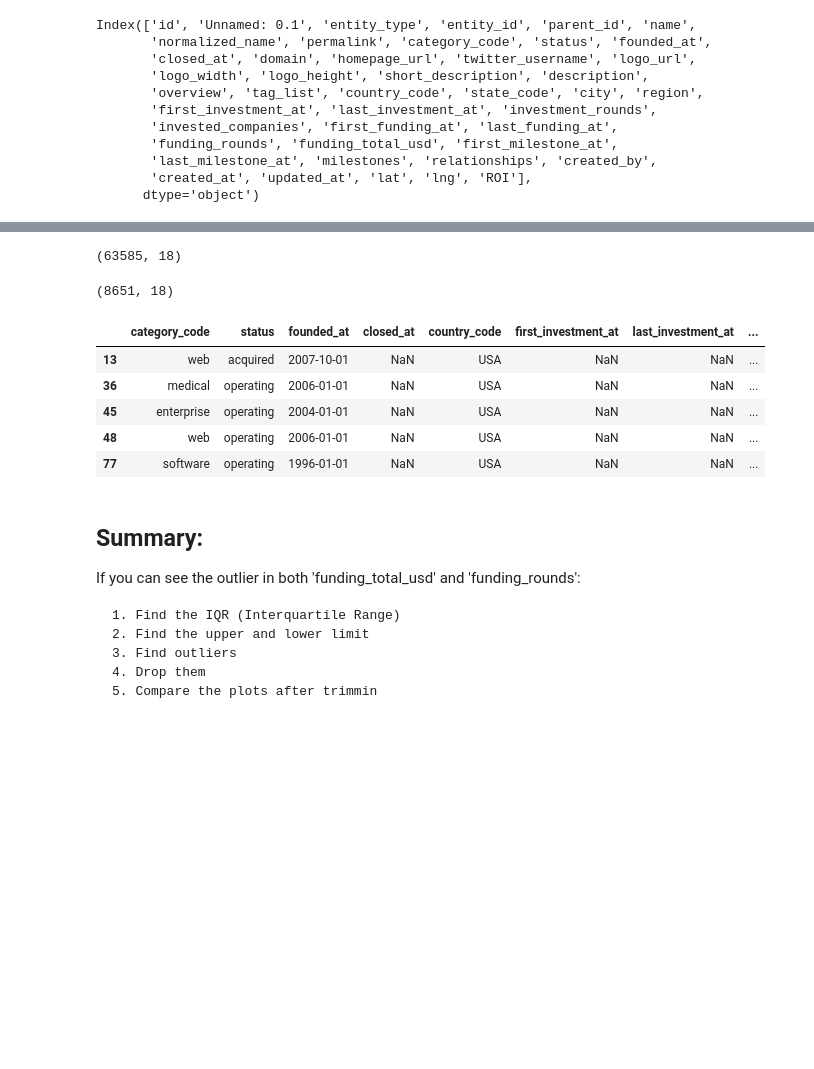
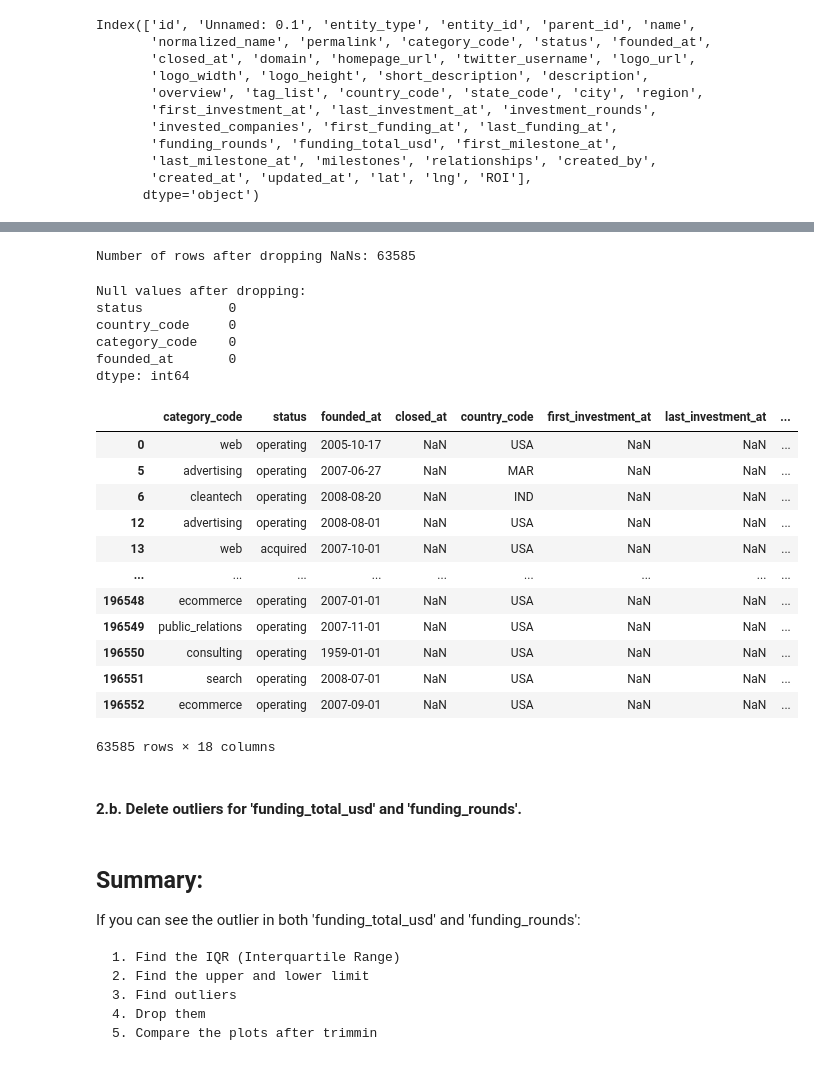
Before and after one commit to girish935/Startup-Data-Preprocessing-Pipeline, a Jupyter notebook: Startup_Data_Preprocessing.ipynb, the cells around one changed output, grey strips where cells are left out. Drawn from its saved outputs; the diff is of its cells as text; code cells hidden in the pictures; blank space fills up the shorter version.

```diff
--- a/Startup_Data_Preprocessing.ipynb
+++ b/Startup_Data_Preprocessing.ipynb
@@ -90,8 +131,38 @@ print(company.shape)
 # %%
-## 2. Remove noise or unreliable data (missing values and outliers):
-## 2.a.Delete instances (rows) with missing values for given columns
+# Drop rows with missing values in specified columns
 company.dropna(subset=['status', 'country_code', 'category_code', 'founded_at'], inplace=True)
-print(company.shape)
-# %% [output]
-(63585, 18)
+# %%
+# Check the number of remaining rows
+print(f"Number of rows after dropping NaNs: {len(company)}")
+# %% [output]
+Number of rows after dropping NaNs: 63585
+# %%
+# Check for remaining null values in the specified columns
+print("Null values after dropping:")
+print(company[['status', 'country_code', 'category_code', 'founded_at']].isnull().sum())
+# %% [output]
+Null values after dropping:
+status           0
+country_code     0
+category_code    0
+founded_at       0
+dtype: int64
+# %%
+company
+# %% [output]
+|  | category_code | status | founded_at | closed_at | country_code | first_investment_at | last_investment_at | ... |
+| 0 | web | operating | 2005-10-17 | NaN | USA | NaN | NaN | ... |
+| 5 | advertising | operating | 2007-06-27 | NaN | MAR | NaN | NaN | ... |
+| 6 | cleantech | operating | 2008-08-20 | NaN | IND | NaN | NaN | ... |
+| 12 | advertising | operating | 2008-08-01 | NaN | USA | NaN | NaN | ... |
+| 13 | web | acquired | 2007-10-01 | NaN | USA | NaN | NaN | ... |
+| ... | ... | ... | ... | ... | ... | ... | ... | ... |
+| 196548 | ecommerce | operating | 2007-01-01 | NaN | USA | NaN | NaN | ... |
+| 196549 | public_relations | operating | 2007-11-01 | NaN | USA | NaN | NaN | ... |
+| 196550 | consulting | operating | 1959-01-01 | NaN | USA | NaN | NaN | ... |
+| 196551 | search | operating | 2008-07-01 | NaN | USA | NaN | NaN | ... |
+| 196552 | ecommerce | operating | 2007-09-01 | NaN | USA | NaN | NaN | ... |
+63585 rows × 18 columns
+# %% [markdown]
+#### 2.b. Delete outliers for 'funding_total_usd' and 'funding_rounds'.
 # %%
@@ -104,21 +177,3 @@ company = company[
-# %%
-# Outlier removal for funding_rounds
-company = company[
-    (company['funding_rounds'] >= company['funding_rounds'].quantile(0.25)) &
-    (company['funding_rounds'] <= company['funding_rounds'].quantile(0.75))
-]
-print(company.shape)
-# %% [output]
-(8651, 18)
-# %%
-company.head()
-# %% [output]
-|  | category_code | status | founded_at | closed_at | country_code | first_investment_at | last_investment_at | ... |
-| 13 | web | acquired | 2007-10-01 | NaN | USA | NaN | NaN | ... |
-| 36 | medical | operating | 2006-01-01 | NaN | USA | NaN | NaN | ... |
-| 45 | enterprise | operating | 2004-01-01 | NaN | USA | NaN | NaN | ... |
-| 48 | web | operating | 2006-01-01 | NaN | USA | NaN | NaN | ... |
-| 77 | software | operating | 1996-01-01 | NaN | USA | NaN | NaN | ... |
 # %% [markdown]
 ## Summary:
 If you can see the outlier in both 'funding_total_usd' and 'funding_rounds':
```
Also changed, not shown: parts of 91 cells of this notebook.
